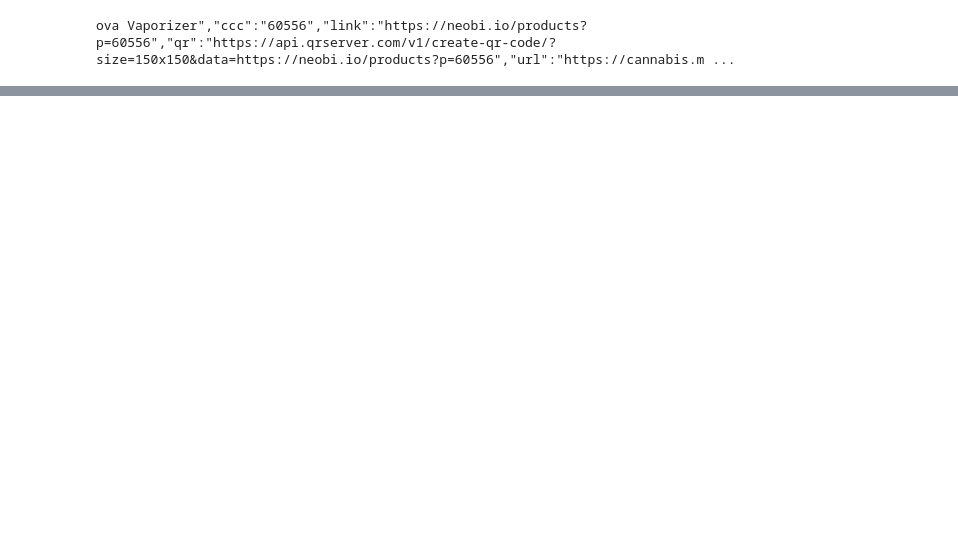
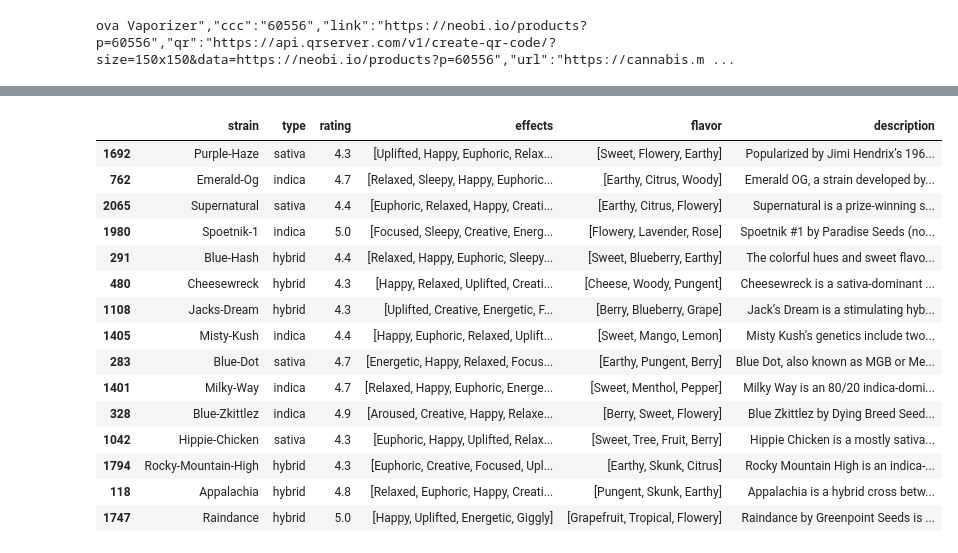
Before and after one commit to Build-Week-Med-Cabinet-6/DS, a Jupyter notebook: app/testing.ipynb, the cells around one changed output, grey strips where cells are left out. Drawn from its saved outputs; the diff is of its cells as text; code cells hidden in the pictures; blank space fills up the shorter version.

Commit message:
adding config for heroku added dummy routes, processed leafly dataset

```diff
--- a/app/testing.ipynb
+++ b/app/testing.ipynb
@@ -43,0 +88,2 @@ ova Vaporizer","ccc":"60556","link":"https://neobi.io/products?p=60556","qr":"ht
+# %%
+df = pd.read_csv("./leafly/cannabis.csv")
@@ -43,0 +109,3 @@ ova Vaporizer","ccc":"60556","link":"https://neobi.io/products?p=60556","qr":"ht
+# %%
+# drop na rows from dataset
+df.dropna(inplace=True)
@@ -43,0 +121,30 @@ ova Vaporizer","ccc":"60556","link":"https://neobi.io/products?p=60556","qr":"ht
+# %%
+# make the flacors and effects into list's instead of strings
+def split_strings(x):
+    X = x.split(',')
+    return X
+
+df["Effects"] = df.Effects.apply(split_strings)
+df ["Flavor"] = df.Flavor.apply(split_strings)
+# %%
+# convert to lowercase columns because ocd
+df.columns = [x.lower() for x in df.columns]
+# %%
+df.sample(15)
+# %% [output]
+|  | strain | type | rating | effects | flavor | description |
+| 1692 | Purple-Haze | sativa | 4.3 | [Uplifted, Happy, Euphoric, Relax... | [Sweet, Flowery, Earthy] | Popularized by Jimi Hendrix’s 196... |
+| 762 | Emerald-Og | indica | 4.7 | [Relaxed, Sleepy, Happy, Euphoric... | [Earthy, Citrus, Woody] | Emerald OG, a strain developed by... |
+| 2065 | Supernatural | sativa | 4.4 | [Euphoric, Relaxed, Happy, Creati... | [Earthy, Citrus, Flowery] | Supernatural is a prize-winning s... |
+| 1980 | Spoetnik-1 | indica | 5.0 | [Focused, Sleepy, Creative, Energ... | [Flowery, Lavender, Rose] | Spoetnik #1 by Paradise Seeds (no... |
+| 291 | Blue-Hash | hybrid | 4.4 | [Relaxed, Happy, Euphoric, Sleepy... | [Sweet, Blueberry, Earthy] | The colorful hues and sweet flavo... |
+| 480 | Cheesewreck | hybrid | 4.3 | [Happy, Relaxed, Uplifted, Creati... | [Cheese, Woody, Pungent] | Cheesewreck is a sativa-dominant ... |
+| 1108 | Jacks-Dream | hybrid | 4.3 | [Uplifted, Creative, Energetic, F... | [Berry, Blueberry, Grape] | Jack’s Dream is a stimulating hyb... |
+| 1405 | Misty-Kush | indica | 4.4 | [Happy, Euphoric, Relaxed, Uplift... | [Sweet, Mango, Lemon] | Misty Kush’s genetics include two... |
+| 283 | Blue-Dot | sativa | 4.7 | [Energetic, Happy, Relaxed, Focus... | [Earthy, Pungent, Berry] | Blue Dot, also known as MGB or Me... |
+| 1401 | Milky-Way | indica | 4.7 | [Relaxed, Happy, Euphoric, Energe... | [Sweet, Menthol, Pepper] | Milky Way is an 80/20 indica-domi... |
+| 328 | Blue-Zkittlez | indica | 4.9 | [Aroused, Creative, Happy, Relaxe... | [Berry, Sweet, Flowery] | Blue Zkittlez by Dying Breed Seed... |
+| 1042 | Hippie-Chicken | sativa | 4.3 | [Euphoric, Happy, Uplifted, Relax... | [Sweet, Tree, Fruit, Berry] | Hippie Chicken is a mostly sativa... |
+| 1794 | Rocky-Mountain-High | hybrid | 4.3 | [Euphoric, Creative, Focused, Upl... | [Earthy, Skunk, Citrus] | Rocky Mountain High is an indica-... |
+| 118 | Appalachia | hybrid | 4.8 | [Relaxed, Euphoric, Happy, Creati... | [Pungent, Skunk, Earthy] | Appalachia is a hybrid cross betw... |
+| 1747 | Raindance | hybrid | 5.0 | [Happy, Uplifted, Energetic, Giggly] | [Grapefruit, Tropical, Flowery] | Raindance by Greenpoint Seeds is ... |
```
Also changed, not shown: parts of 12 cells of this notebook, 11 other files.
